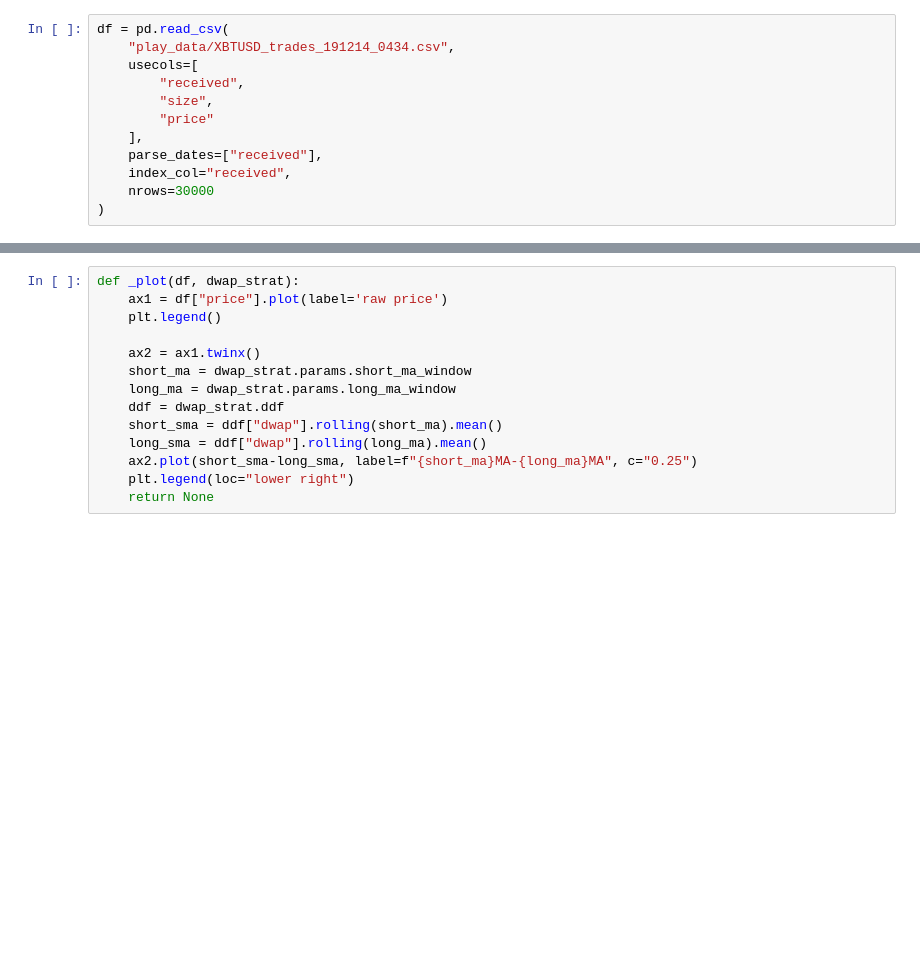
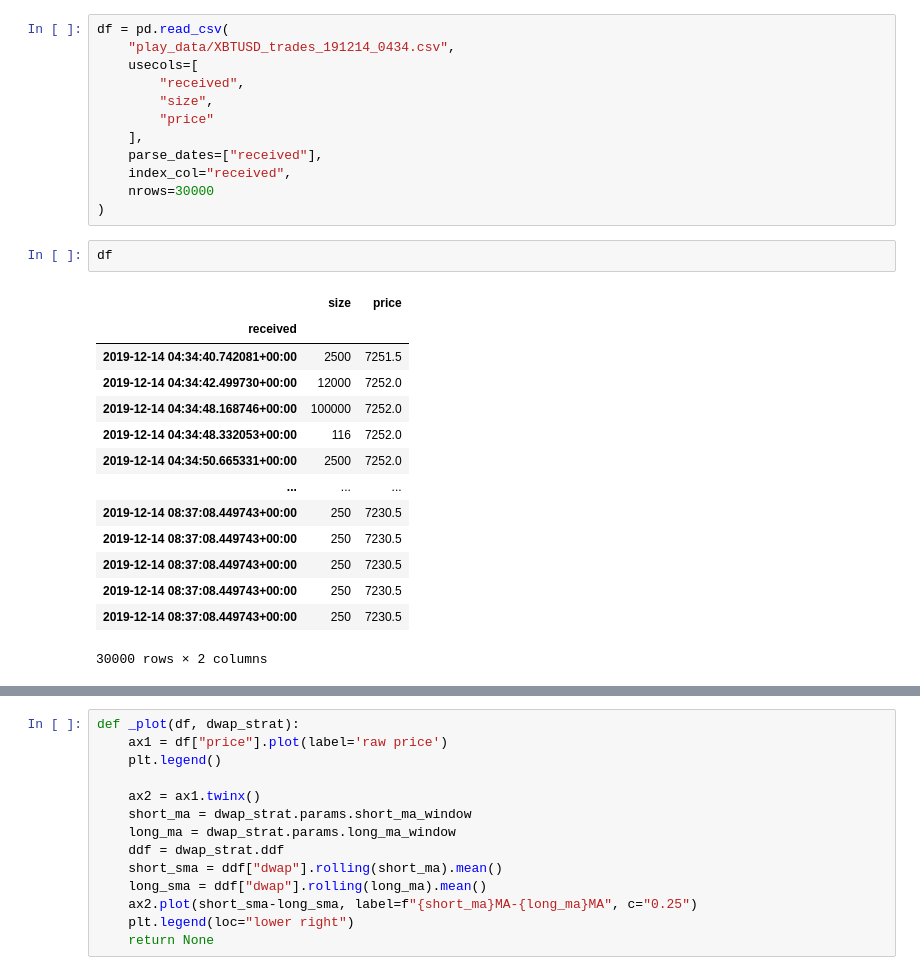
Before and after one commit to QAM-ATC/Infrastructure, a Jupyter notebook: infrastructure/strategy.ipynb, the cells around one changed output, grey strips where cells are left out. Cells and saved outputs as stored; diff of their text form; blank space fills up the shorter version.

```diff
--- a/infrastructure/strategy.ipynb
+++ b/infrastructure/strategy.ipynb
@@ -20,6 +20,23 @@ df = pd.read_csv(
     index_col="received",
     nrows=30000
 )
+# %%
+df
+# %% [output]
+|  | size | price |
+| received |  |  |
+| 2019-12-14 04:34:40.742081+00:00 | 2500 | 7251.5 |
+| 2019-12-14 04:34:42.499730+00:00 | 12000 | 7252.0 |
+| 2019-12-14 04:34:48.168746+00:00 | 100000 | 7252.0 |
+| 2019-12-14 04:34:48.332053+00:00 | 116 | 7252.0 |
+| 2019-12-14 04:34:50.665331+00:00 | 2500 | 7252.0 |
+| ... | ... | ... |
+| 2019-12-14 08:37:08.449743+00:00 | 250 | 7230.5 |
+| 2019-12-14 08:37:08.449743+00:00 | 250 | 7230.5 |
+| 2019-12-14 08:37:08.449743+00:00 | 250 | 7230.5 |
+| 2019-12-14 08:37:08.449743+00:00 | 250 | 7230.5 |
+| 2019-12-14 08:37:08.449743+00:00 | 250 | 7230.5 |
+30000 rows × 2 columns
 # %%
 class DollarWeightedMACD:
     @dataclass
```
Also changed, not shown: parts of 2 cells of this notebook, 2 other files.
